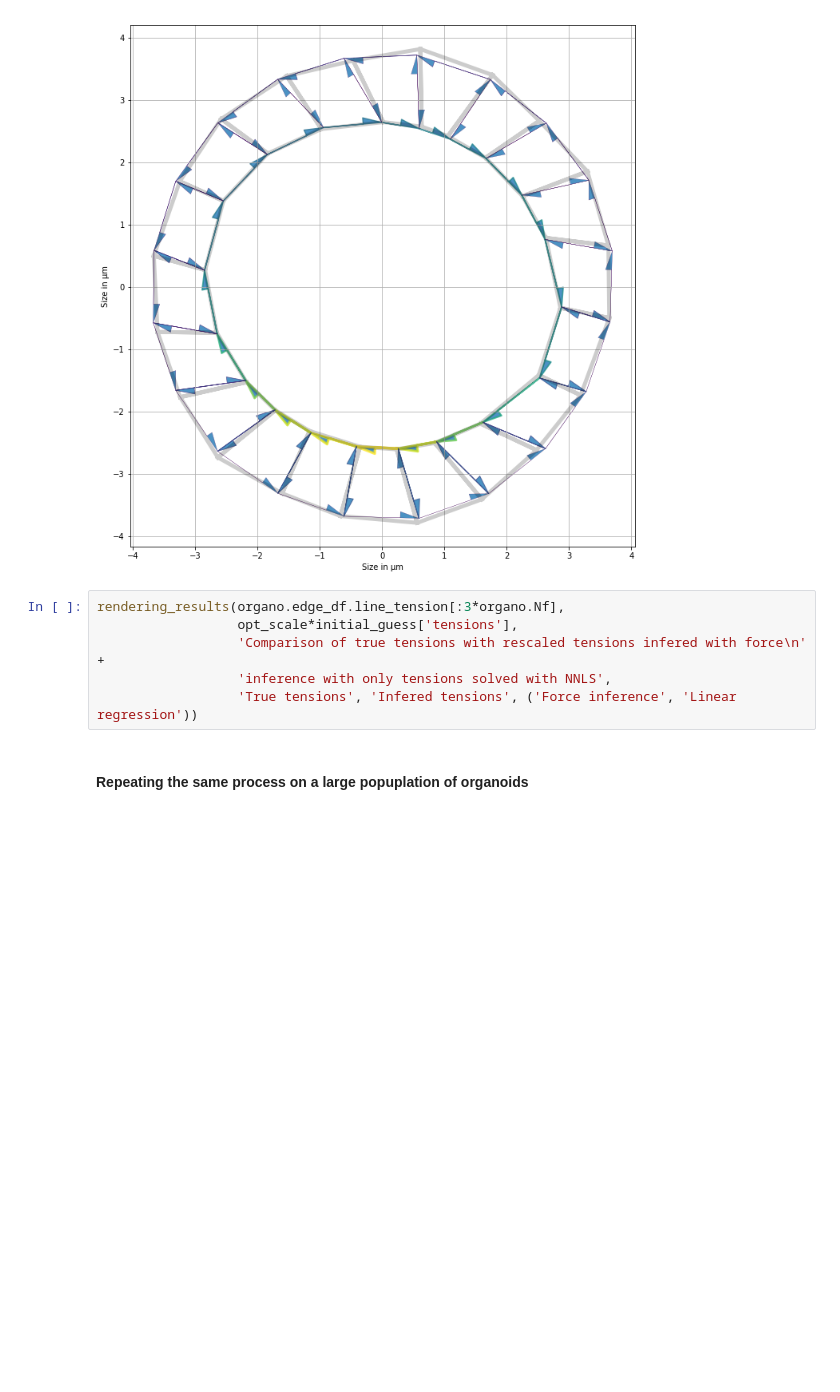
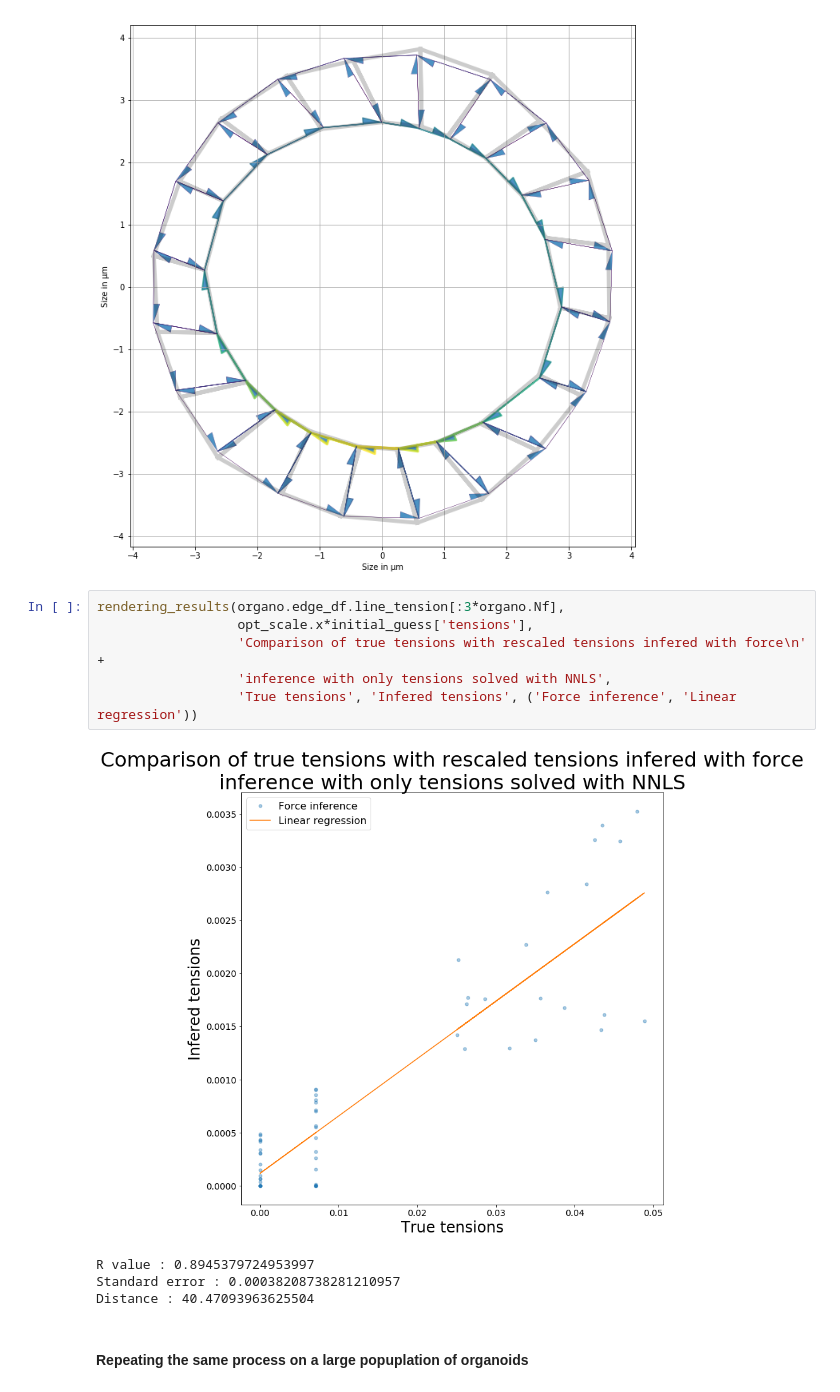
Before and after one commit to felixquinton/tyssue-taylor, a Jupyter notebook: notebooks/reunions/reunion_2112-Copy2.ipynb, the cells around one changed output. Cells and saved outputs as stored; diff of their text form; blank space fills up the shorter version.

```diff
--- a/notebooks/reunions/reunion_2112-Copy2.ipynb
+++ b/notebooks/reunions/reunion_2112-Copy2.ipynb
@@ -247,10 +244,15 @@ Solving time: 181.25467700000002
 [figure]
 # %%
 rendering_results(organo.edge_df.line_tension[:3*organo.Nf],
-                  opt_scale*initial_guess['tensions'],
+                  opt_scale.x*initial_guess['tensions'],
                   'Comparison of true tensions with rescaled tensions infered with force\n' +
                   'inference with only tensions solved with NNLS',
                   'True tensions', 'Infered tensions', ('Force inference', 'Linear regression'))
+# %% [output]
+[figure, added]
+R value : 0.8945379724953997
+Standard error : 0.00038208738281210957
+Distance : 40.47093963625504
 # %% [markdown]
 #### Repeating the same process on a large popuplation of organoids
 # %%
```
Also changed, not shown: parts of 5 cells of this notebook, 5 other files.
